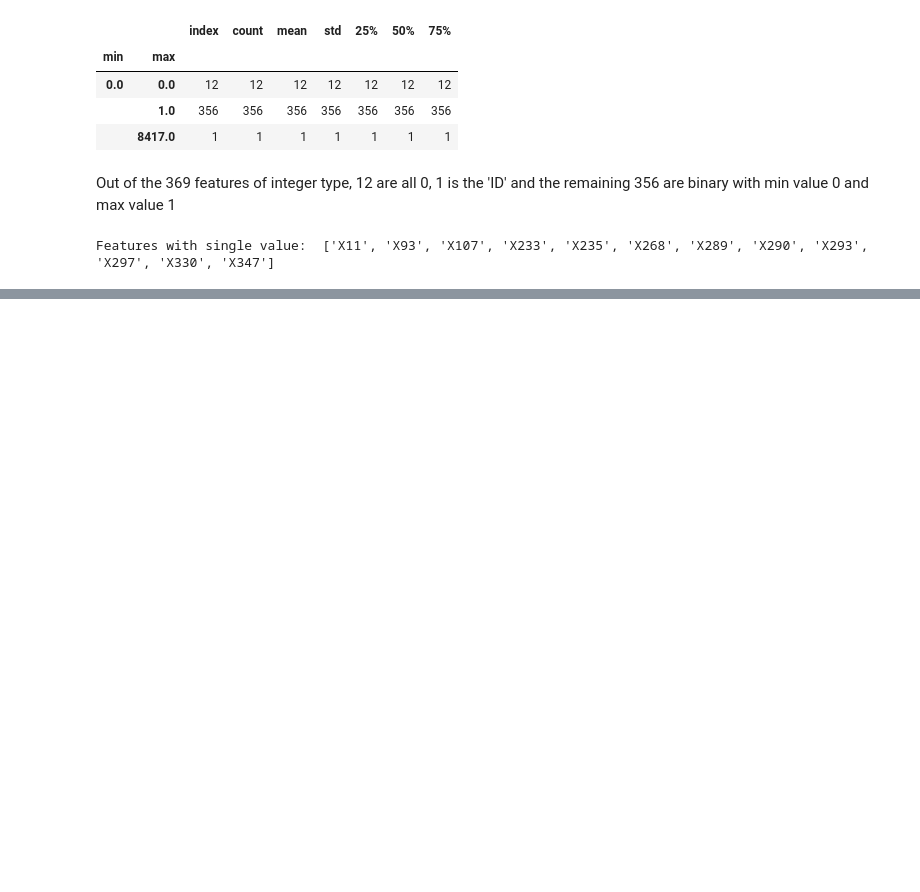
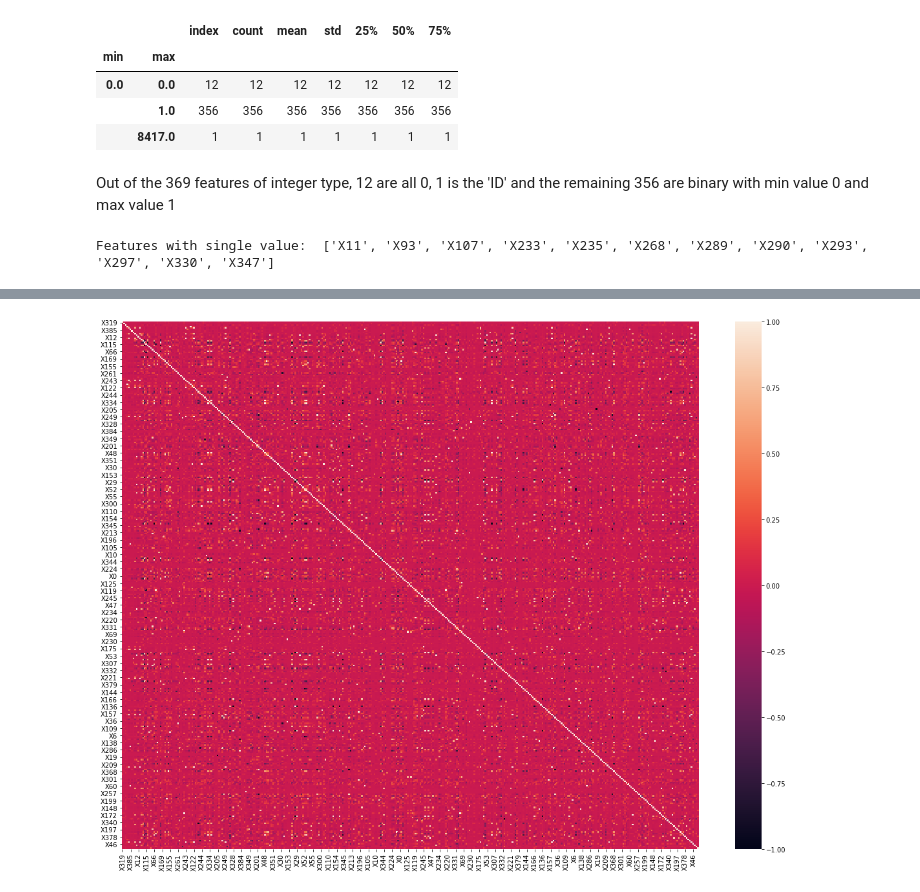
Before and after one commit to elismi/SimpliLearn, a Jupyter notebook: PGP AI/Course 4 - Machine Learning/Project 1 - Mercedes-Benz Greener Manufacturing/Project 1 - Mercedes-Benz Greener Manufacturing.ipynb, the cells around one changed output, grey strips where cells are left out. Drawn from its saved outputs; the diff is of its cells as text; code cells hidden in the pictures; blank space fills up the shorter version.

```diff
--- a/PGP AI/Course 4 - Machine Learning/Project 1 - Mercedes-Benz Greener Manufacturing/Project 1 - Mercedes-Benz Greener Manufacturing.ipynb
+++ b/PGP AI/Course 4 - Machine Learning/Project 1 - Mercedes-Benz Greener Manufacturing/Project 1 - Mercedes-Benz Greener Manufacturing.ipynb
@@ -61,0 +64,4 @@ Features with single value:  ['X11', 'X93', 'X107', 'X233', 'X235', 'X268', 'X28
+# %%
+list_cols_to_use = list(set(df_x_train.columns) - set(list_features_single_value) - set(['ID']))
+df_x_train = df_x_train[list_cols_to_use]
+df_x_train.shape
@@ -61,0 +70,3 @@ Features with single value:  ['X11', 'X93', 'X107', 'X233', 'X235', 'X268', 'X28
+# %%
+df_test = pd.read_csv('test.csv')
+df_test.shape
@@ -61,0 +203,7 @@ Features with single value:  ['X11', 'X93', 'X107', 'X233', 'X235', 'X268', 'X28
+# %%
+import seaborn as sns
+plt.figure(figsize=(20,15))
+sns.heatmap(df_x_train.corr())
+plt.show()
+# %% [output]
+[figure, added]
```
Also changed, not shown: parts of 40 cells of this notebook.
